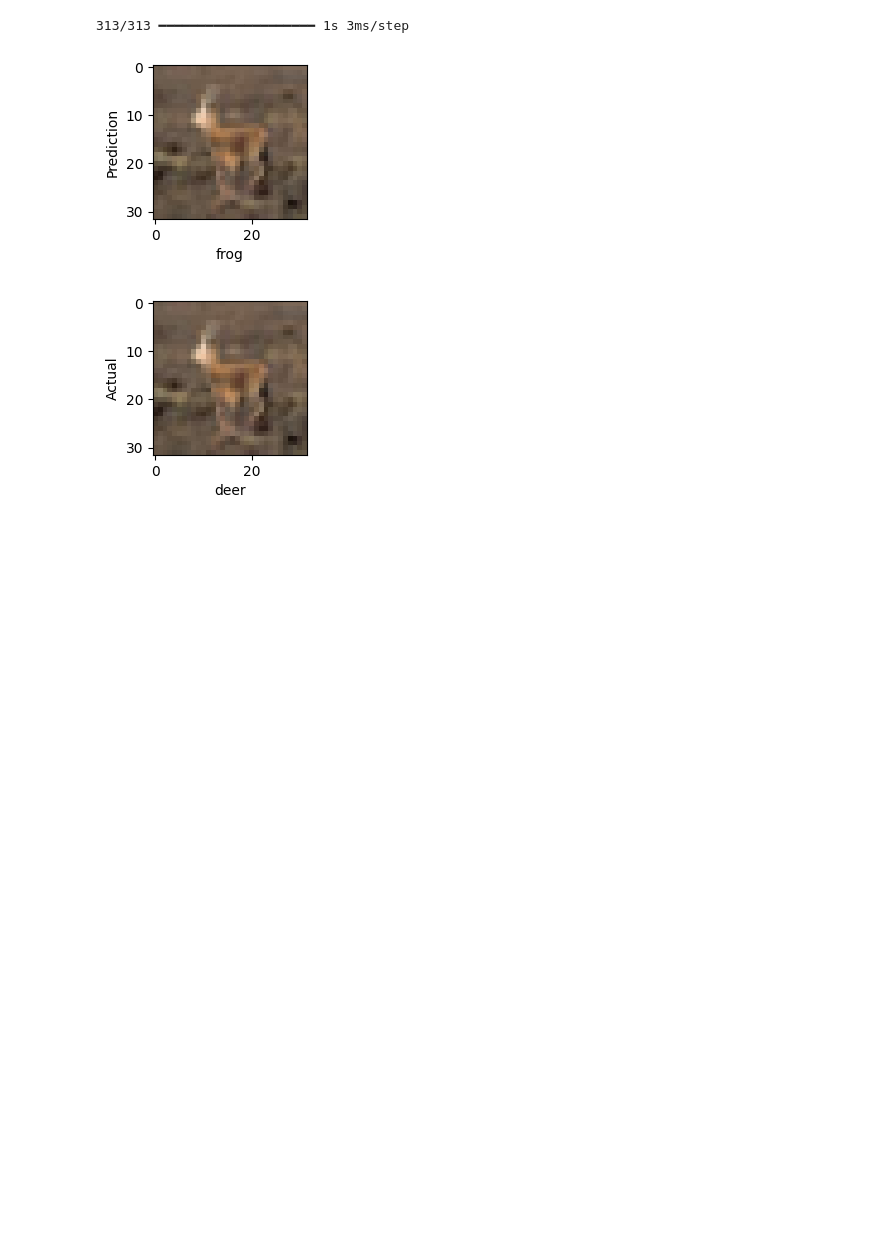
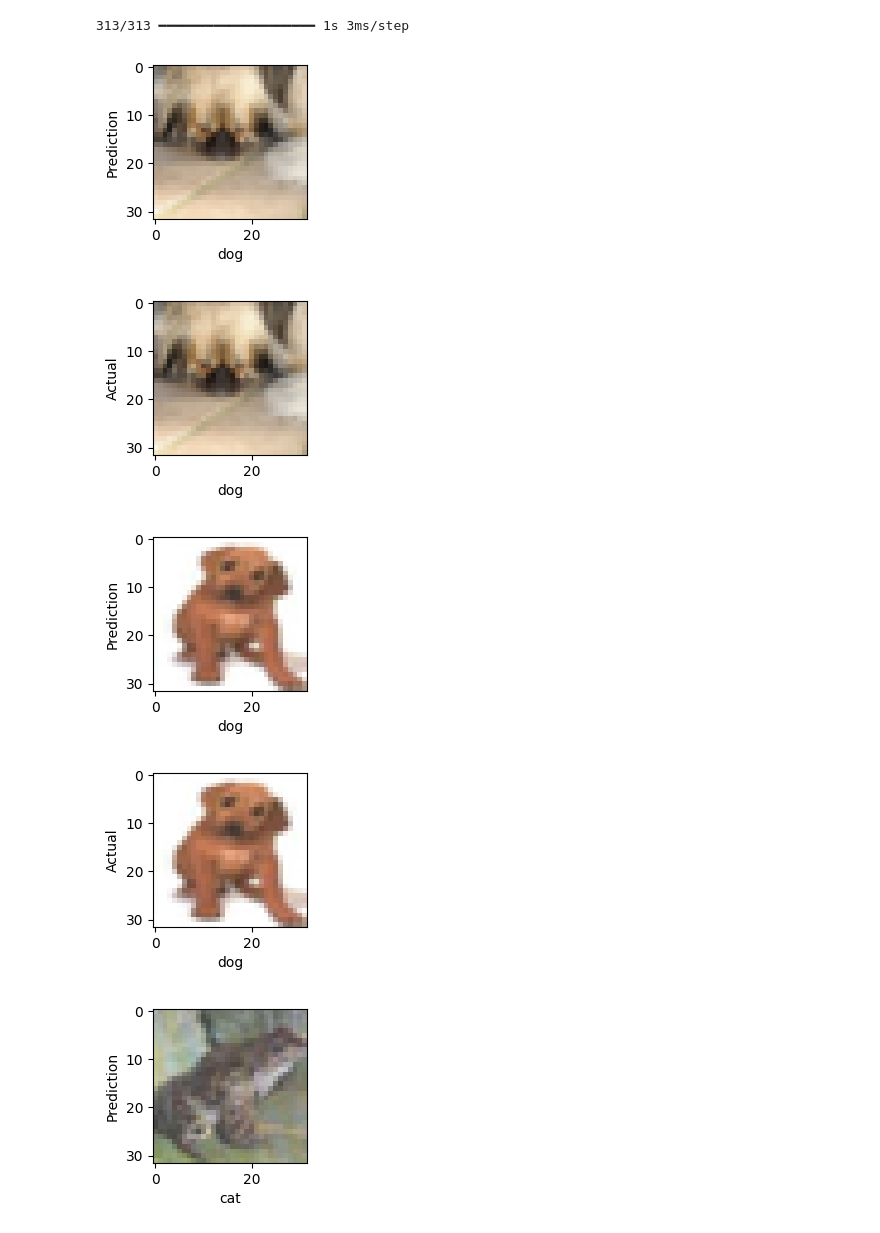
Before and after one commit to Irash-Perera/Image-Classification, a Jupyter notebook: Image_Classification_Using_CNN_(CIFAR10_Dataset).ipynb, the cells around one changed output. Drawn from its saved outputs; the diff is of its cells as text; code cells hidden in the pictures; blank space fills up the shorter version.

```diff
--- a/Image_Classification_Using_CNN_(CIFAR10_Dataset).ipynb
+++ b/Image_Classification_Using_CNN_(CIFAR10_Dataset).ipynb
@@ -218,9 +218,14 @@ y_pred_cnn = [np.argmax(i) for i in y_pred_cnn]
 # %% [output]
 313/313 ━━━━━━━━━━━━━━━━━━━━ 1s 3ms/step
 # %%
-index = 167
-plot_image(x_test, y_pred_cnn, index, "Prediction")
-plot_image(x_test, y_test, index, "Actual")
+import random
+for i in range(10):
+  index = random.randint(0, len(y_test))
+  plot_image(x_test, y_pred_cnn, index, "Prediction")
+  plot_image(x_test, y_test, index, "Actual")
 # %% [output]
-[figure, old version]
+[figure, new version]
-[figure, old version]
+[figure, new version]
+[figure, added]
+[figure, added]
+[figure, added]
```
Also changed, not shown: parts of 1 cell of this notebook.
